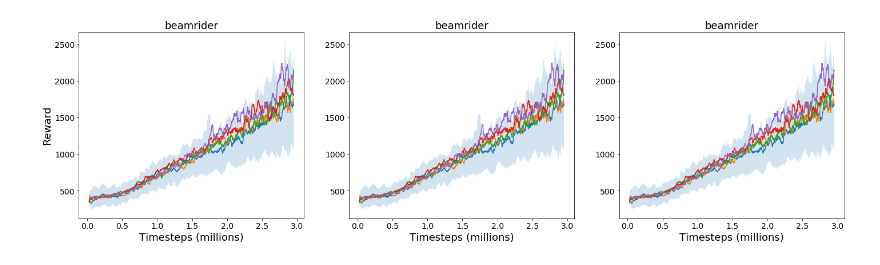
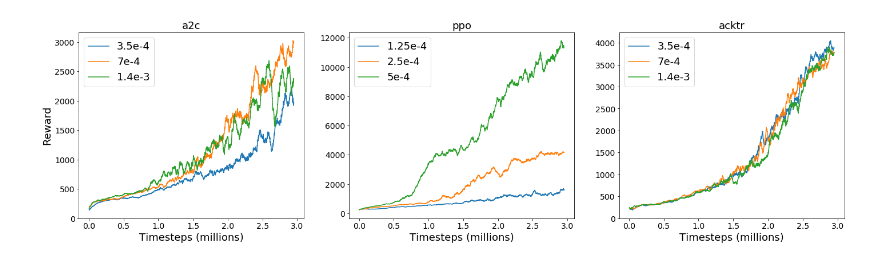
Before and after one commit to mgwillia/pytorch-a2c-ppo-acktr-gail, a Jupyter notebook: figure6.ipynb, the cells around one changed output. Drawn from its saved outputs; the diff is of its cells as text; code cells hidden in the pictures.

```diff
--- a/figure6.ipynb
+++ b/figure6.ipynb
@@ -9,19 +9,19 @@ game = 'qbert'
 lrs = ['lrhalf', 'baseline', 'lrdouble']
 lrLabels = {
     'a2c': {
-        'lrhalf': '',
-        'lrdouble': '',
-        'baseline': ''
+        'lrhalf': '3.5e-4',
+        'lrdouble': '1.4e-3',
+        'baseline': '7e-4'
     },
     'ppo': {
-        'lrhalf': '',
-        'lrdouble': 'lr=1e-3',
-        'baseline': 'lr=5e-4'
+        'lrhalf': '1.25e-4',
+        'lrdouble': '5e-4',
+        'baseline': '2.5e-4'
     },
     'acktr': {
-        'lrhalf': '',
-        'lrdouble': '',
-        'baseline': ''
+        'lrhalf': '3.5e-4',
+        'lrdouble': '1.4e-3',
+        'baseline': '7e-4'
     }
 }
 numTrials = 5
@@ -79,39 +79,42 @@ def running_mean(x, N):
     return (cumsum[N:] - cumsum[:-N]) / float(N)
 
 fig, axs = plt.subplots(1, 3)
 for i, algo in enumerate(algos):
     ax = axs[i]
-    ax.set_title(game, fontsize=18)
-    for j, lrStr in enumerate(lrs):
+    ax.set_title(algo, fontsize=18)
+    for j, lr in enumerate(lrs):
         standardRewardsList = []
         for trialNum in range(1, numTrials + 1):
             trialNumStr = str(trialNum)
-            if lrStr == 'baseline':
+            if lr == 'baseline':
                 lrStr = ''
             else:
-                lrStr = '_' + lrStr
-            trialName = algo + '_' + game + seedStr + '_' + trialNumStr
+                lrStr = '_' + lr
+            trialName = algo + '_' + game + lrStr + '_' + trialNumStr
             times, rewards = getTrialStats(trialName)
             times, rewards = zip(*sorted(zip(times, rewards)))
             lastTime = numpy.argmax(numpy.array(times) > 3e6)
             times = times[:lastTime]
             rewards = rewards[:lastTime]
             standardTimes = standardize_times(times)
             standardRewards = standardize_rewards(standardTimes, times, rewards)
             standardRewardsList.append(standardRewards)
         standardRewardsMat = numpy.array(standardRewardsList)
         rewardsMean = standardRewardsMat.mean(axis=0)
         rewardsError = standardRewardsMat.std(axis=0)
         smoothRewards = running_mean(rewardsMean, 50)
         smoothError = running_mean(rewardsError, 50)
-        ax.plot(standardTimes[:-49] / 1e6, smoothRewards)
-        if j == 0:
-            ax.fill_between(standardTimes[:-49] / 1e6, smoothRewards - smoothError, smoothRewards + smoothError, alpha=0.2)
+        ax.plot(standardTimes[:-49] / 1e6, smoothRewards, label=lrLabels[algo][lr])
+        #if j == 0:
+        #ax.fill_between(standardTimes[:-49] / 1e6, smoothRewards - smoothError, smoothRewards + smoothError, alpha=0.2)
+    ax.legend(loc='upper left', fontsize=18)
     ax.set_xlabel('Timesteps (millions)', fontsize=18)
     if i == 0:
         ax.set_ylabel('Reward', fontsize=18)
     ax.tick_params(axis='both', which='major', labelsize=14)
 
+#plt.show()
+plt.savefig('learning_rate.png', bbox_inches='tight')
 plt.show()
 # %% [output]
-[figure, old version]
+[figure, new version]
```
Also changed, not shown: 17 other files.
